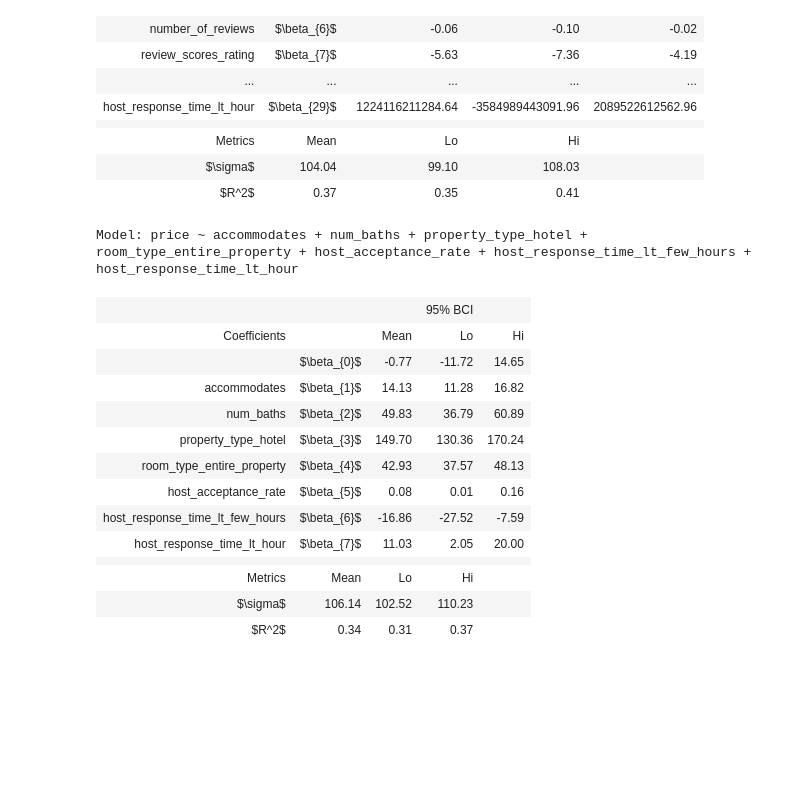
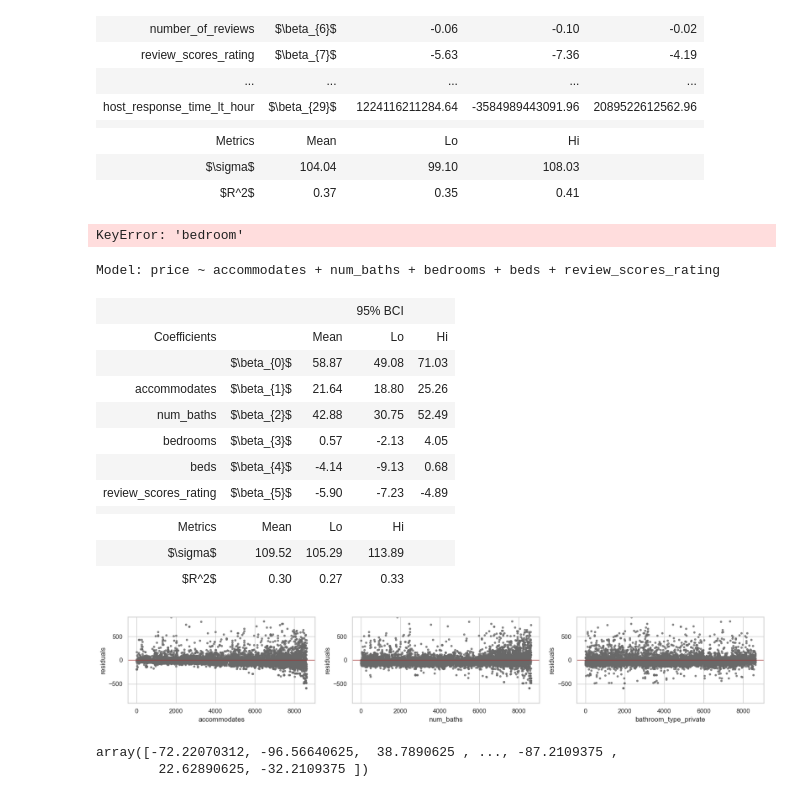
Before and after one commit to carleen/group4_ds_project, a Jupyter notebook: regression/cboyer7-regression.ipynb, the cells around one changed output. Drawn from its saved outputs; the diff is of its cells as text; code cells hidden in the pictures; blank space fills up the shorter version.

```diff
--- a/regression/cboyer7-regression.ipynb
+++ b/regression/cboyer7-regression.ipynb
@@ -214,30 +214,30 @@ Model: price ~ bedrooms + beds + accommodates + host_response_rate + host_accept
 | Metrics | Mean | Lo | Hi |  |
 | $\sigma$ | 104.04 | 99.10 | 108.03 |  |
 | $R^2$ | 0.37 | 0.35 | 0.41 |  |
+# %%
+df['br_sq'] = df['bedroom']**2
+# %% [output]
+KeyError: 'bedroom'
 # %%
 model2='''price ~
 accommodates +
 num_baths +
-property_type_hotel +
-room_type_entire_property +
-host_acceptance_rate +
-host_response_time_lt_few_hours +
-host_response_time_lt_hour'''
+bedrooms +
+beds +
+review_scores_rating'''
 result2 = models.bootstrap_linear_regression(model2, data=df)
 models.describe_bootstrap_lr(result2)
 # %% [output]
-Model: price ~ accommodates + num_baths + property_type_hotel + room_type_entire_property + host_acceptance_rate + host_response_time_lt_few_hours + host_response_time_lt_hour
+Model: price ~ accommodates + num_baths + bedrooms + beds + review_scores_rating
 |  |  |  | 95% BCI |  |
 | Coefficients |  | Mean | Lo | Hi |
-|  | $\beta_{0}$ | -0.77 | -11.72 | 14.65 |
-| accommodates | $\beta_{1}$ | 14.13 | 11.28 | 16.82 |
-| num_baths | $\beta_{2}$ | 49.83 | 36.79 | 60.89 |
-| property_type_hotel | $\beta_{3}$ | 149.70 | 130.36 | 170.24 |
-| room_type_entire_property | $\beta_{4}$ | 42.93 | 37.57 | 48.13 |
-| host_acceptance_rate | $\beta_{5}$ | 0.08 | 0.01 | 0.16 |
-| host_response_time_lt_few_hours | $\beta_{6}$ | -16.86 | -27.52 | -7.59 |
-| host_response_time_lt_hour | $\beta_{7}$ | 11.03 | 2.05 | 20.00 |
+|  | $\beta_{0}$ | 58.87 | 49.08 | 71.03 |
+| accommodates | $\beta_{1}$ | 21.64 | 18.80 | 25.26 |
+| num_baths | $\beta_{2}$ | 42.88 | 30.75 | 52.49 |
+| bedrooms | $\beta_{3}$ | 0.57 | -2.13 | 4.05 |
+| beds | $\beta_{4}$ | -4.14 | -9.13 | 0.68 |
+| review_scores_rating | $\beta_{5}$ | -5.90 | -7.23 | -4.89 |
 |  |  |  |  |  |
 | Metrics | Mean | Lo | Hi |  |
-| $\sigma$ | 106.14 | 102.52 | 110.23 |  |
-| $R^2$ | 0.34 | 0.31 | 0.37 |  |
+| $\sigma$ | 109.52 | 105.29 | 113.89 |  |
+| $R^2$ | 0.30 | 0.27 | 0.33 |  |
@@ -243,0 +271,7 @@ Model: price ~ accommodates + num_baths + property_type_hotel + room_type_entire
+# %%
+variables = ["accommodates", "num_baths", "bathroom_type_private"]
+plot_residuals(df, result2, variables)
+# %% [output]
+[figure, added]
+array([-72.22070312, -96.56640625,  38.7890625 , ..., -87.2109375 ,
+        22.62890625, -32.2109375 ])
```
Also changed, not shown: parts of 1 cell of this notebook, 1 other file.
